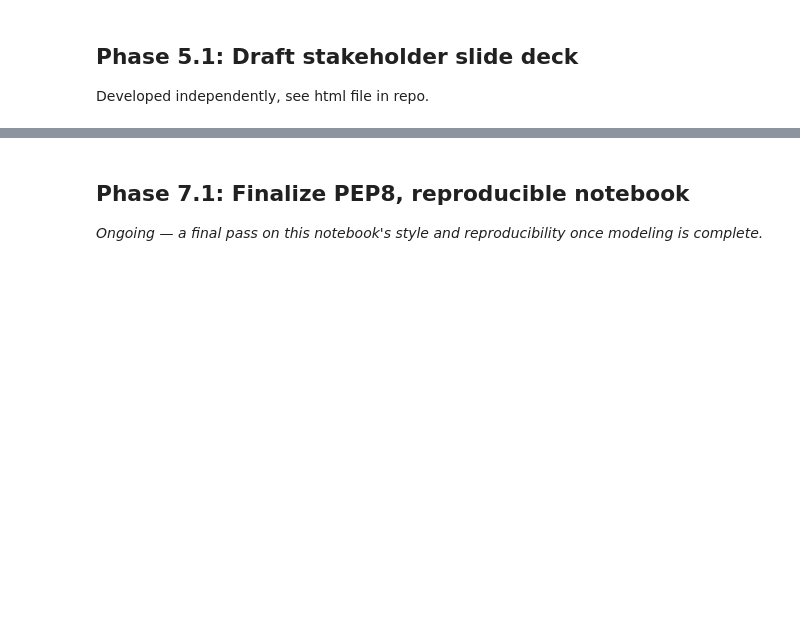
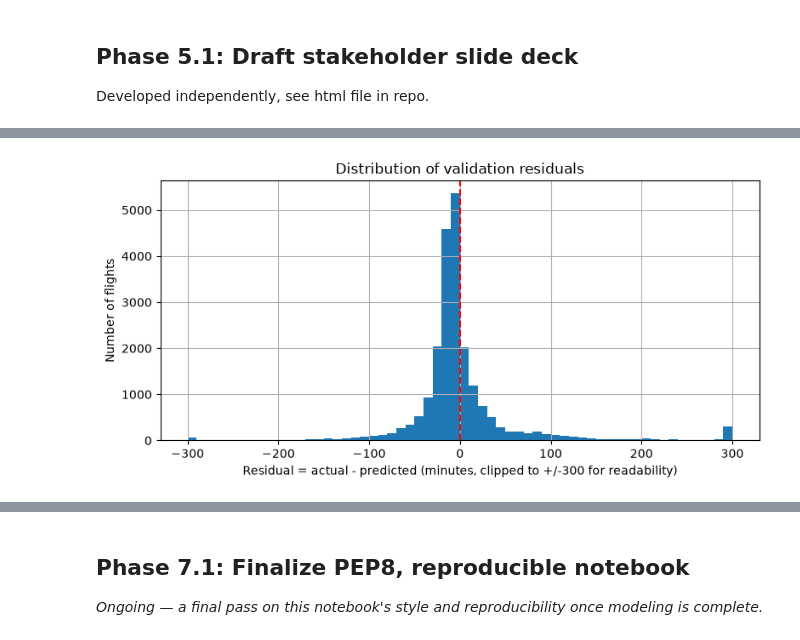
Before and after one commit to AlexDeWilde/0721-ds-ml-project-template, a Jupyter notebook: 04_flight_delay_eda_modeling.ipynb, the cells around one changed output, grey strips where cells are left out. Cells and saved outputs as stored; diff of their text form; code cells hidden in the pictures; blank space fills up the shorter version.

```diff
--- a/04_flight_delay_eda_modeling.ipynb
+++ b/04_flight_delay_eda_modeling.ipynb
@@ -1540,0 +1551,12 @@ Residuals by route, season, aircraft, and delay magnitude.
+# %%
+import matplotlib.pyplot as plt
+
+# Predict on the held-out validation set, then measure the residual for each flight.
+err = valid_split.copy()
+err["pred"] = best_model.predict(X_valid_rf)
+err["resid"] = err["target"] - err["pred"]   # actual - predicted
+
+print(f"Validation flights analysed: {len(err):,}")
+print(f"Mean residual:   {err['resid'].mean():.1f} min  (> 0 => model under-predicts on average)")
+print(f"Median residual: {err['resid'].median():.1f} min")
+print(f"Std of residual: {err['resid'].std():.1f} min  (~ the RMSE)")
@@ -1540,0 +1574,11 @@ Residuals by route, season, aircraft, and delay magnitude.
+# %%
+plt.figure(figsize=(8, 4))
+err["resid"].clip(-300, 300).hist(bins=60)
+plt.axvline(0, color="red", linestyle="--")
+plt.xlabel("Residual = actual - predicted (minutes, clipped to +/-300 for readability)")
+plt.ylabel("Number of flights")
+plt.title("Distribution of validation residuals")
+plt.tight_layout()
+plt.show()
+# %% [output]
+[figure, added]
```
Also changed, not shown: parts of 41 cells of this notebook, 4 other files.
